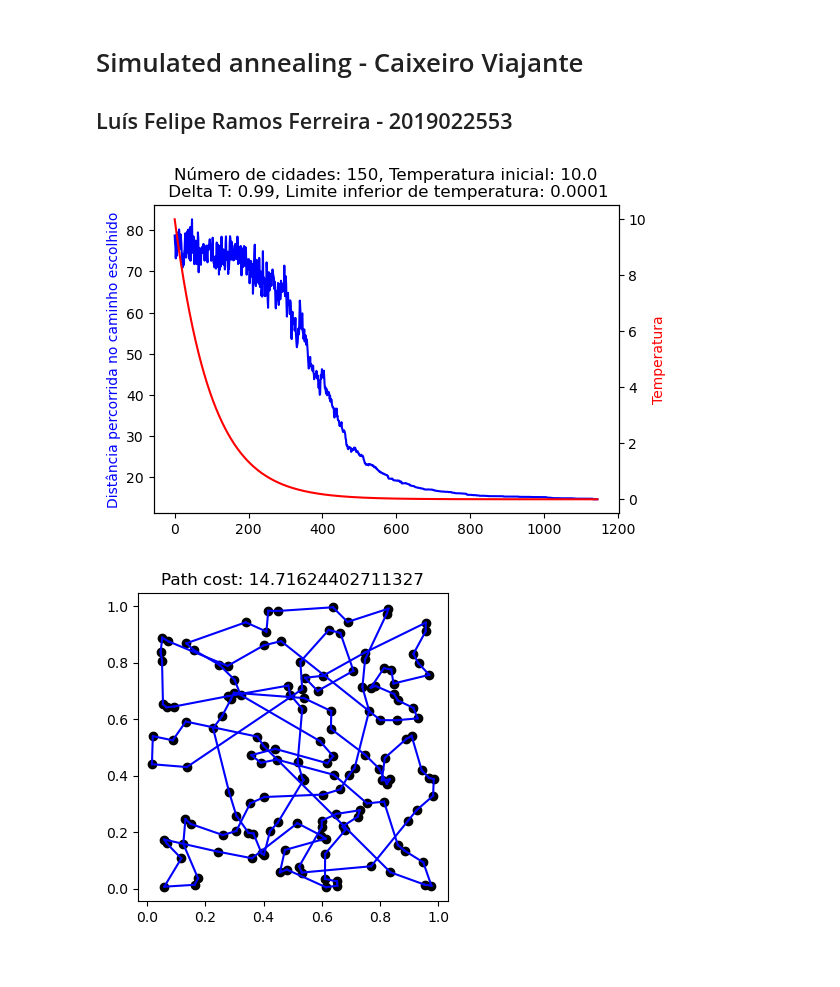
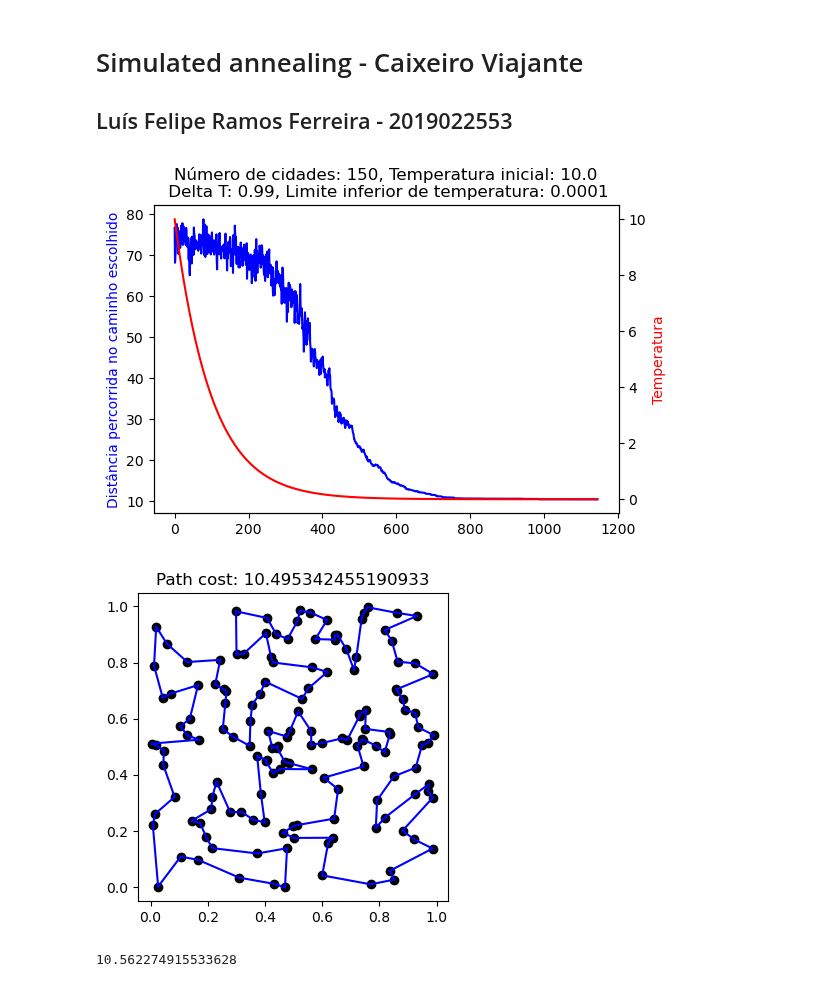
Before and after one commit to lframosferreira/fisica-estatistica-computacional, a Jupyter notebook: simulated_annealing_tsp/main.ipynb, the cells around one changed output. Drawn from its saved outputs; the diff is of its cells as text; code cells hidden in the pictures.

```diff
--- a/simulated_annealing_tsp/main.ipynb
+++ b/simulated_annealing_tsp/main.ipynb
@@ -54,9 +66,12 @@ def performe_monte_carlo_steps(number_of_monte_carlo_steps: np.int_, number_of_c
     return current_path, current_path_cost
+# %%
+NUMBER_OF_CITIES: np.int_ = 150
+GRAPH, NODES = generate_random_graph(number_of_nodes=NUMBER_OF_CITIES)
 # %%
 def tsp(number_of_cities: np.int_, temperature: np.float_, delta_t: np.float_, temperature_inferior_limit: np.float_) -> npt.NDArray[np.int_]:
-    number_of_monte_carlo_steps: np.int_ = 100 # hard coded
+    number_of_monte_carlo_steps: np.int_ = 1 # hard coded
     initial_temperature: np.float_ = temperature
-    graph, nodes = generate_random_graph(number_of_nodes=number_of_cities)
+    graph, nodes = GRAPH, NODES
     current_path: npt.NDArray[np.int_] = np.arange(number_of_cities)
     np.random.shuffle(current_path)
     edges: npt.NDArray[np.int_] = np.append(np.lib.stride_tricks.sliding_window_view(current_path, 2), [[current_path[-1], current_path[0]]], axis=0)
@@ -68,21 +83,28 @@ def tsp(number_of_cities: np.int_, temperature: np.float_, delta_t: np.float_, t
     while temperature > temperature_inferior_limit:
         temperatures.append(temperature)
         distances.append(current_path_cost)
-        current_path, current_path_cost = performe_monte_carlo_steps(number_of_monte_carlo_steps=number_of_monte_carlo_steps, number_of_cities=number_of_cities, temperature=temperature, graph=graph, current_path=current_path, current_path_cost=current_path_cost)
+        current_path, current_path_cost = performe_monte_carlo_steps(number_of_monte_carlo_steps=number_of_monte_carlo_steps, number_of_cities=number_of_cities, temperature=temperature, graph=graph, nodes=nodes, current_path=current_path, current_path_cost=current_path_cost)
         temperature *= delta_t
 
     current_path = np.append(current_path, current_path[0])
     return current_path, current_path_cost, nodes, distances, temperatures
 # %%
-number_of_cities: np.float_ = 150
 temperature: np.float_ = 10.0
 delta_t: np.float_ = 0.99
 temperature_inferior_limit: np.float_ = 0.0001
 
-path, path_cost, nodes, distances, temperatures = tsp(number_of_cities=number_of_cities, temperature=temperature, delta_t=0.99, temperature_inferior_limit=0.0001)
-plot_distance_temperature(distances=distances, temperatures=temperatures, number_of_cities=number_of_cities, initial_temperature=temperature, delta_t=delta_t, temperature_inferior_limit=temperature_inferior_limit)
+path, path_cost, nodes, distances, temperatures = tsp(number_of_cities=NUMBER_OF_CITIES, temperature=temperature, delta_t=0.99, temperature_inferior_limit=0.0001)
+plot_distance_temperature(distances=distances, temperatures=temperatures, number_of_cities=NUMBER_OF_CITIES, initial_temperature=temperature, delta_t=delta_t, temperature_inferior_limit=temperature_inferior_limit)
 plot_path(nodes=nodes, path=path, path_cost=path_cost)
 # %% [output]
-[figure, old version]
+[figure, new version]
-[figure, old version]
+[figure, new version]
+# %%
+import networkx as nx
+current_path = nx.algorithms.approximation.traveling_salesman.christofides(nx.from_numpy_array(GRAPH))
+edges: npt.NDArray[np.int_] = np.append(np.lib.stride_tricks.sliding_window_view(current_path, 2), [[current_path[-1], current_path[0]]], axis=0)
+current_path_cost: np.float_ = np.sum([GRAPH[i, j] for i, j in edges])
+current_path_cost
+# %% [output]
+10.562274915533628
 # %%
```
Also changed, not shown: parts of 6 cells of this notebook, 1 other file.
